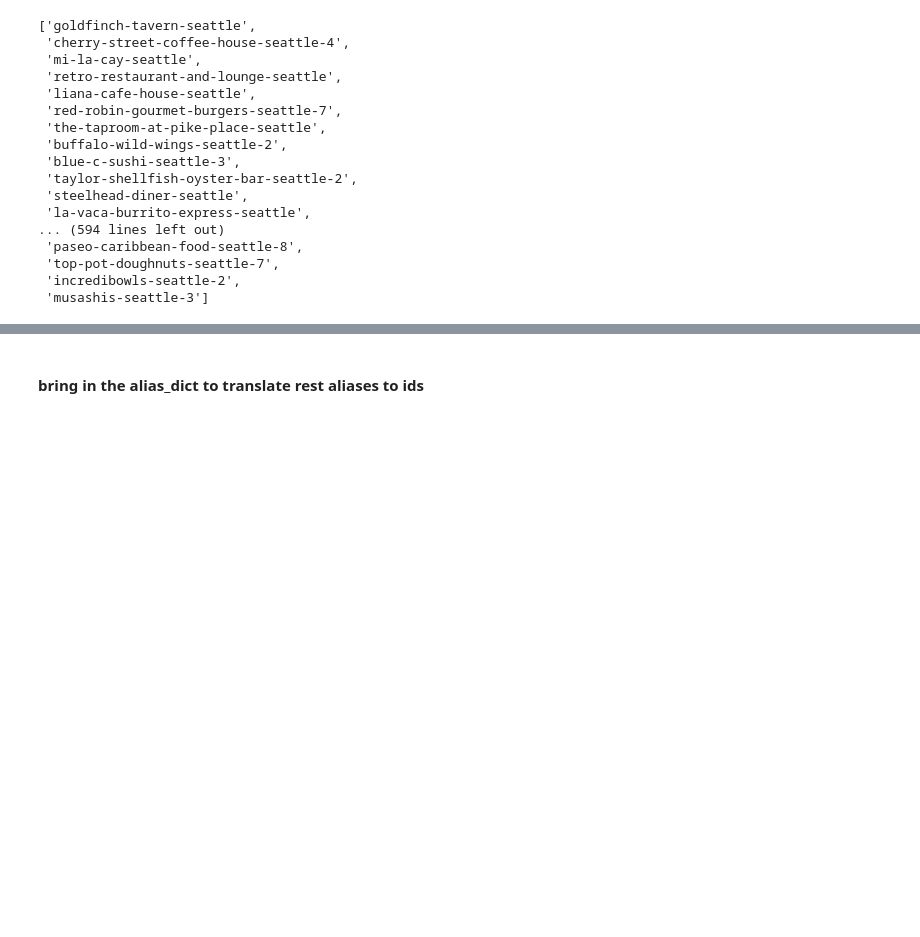
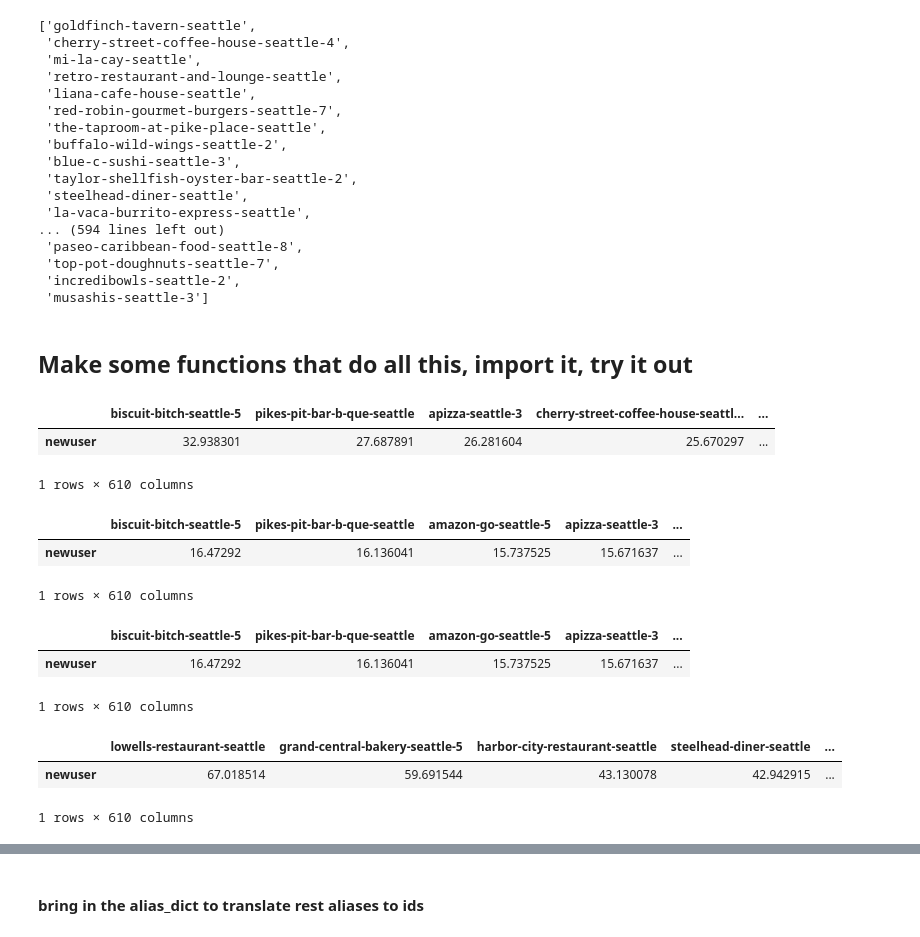
Before and after one commit to Gnishimura/We_Eat, a Jupyter notebook: ALS.ipynb, the cells around one changed output, grey strips where cells are left out. Saved outputs shown, nothing was run; the diff lists cells and outputs as text; code cells hidden in the pictures; blank space fills up the shorter version.

```diff
--- a/ALS.ipynb
+++ b/ALS.ipynb
@@ -419,3 +401,5 @@ list(gabe_sorted_preds.columns)
  'top-pot-doughnuts-seattle-7',
  'incredibowls-seattle-2',
  'musashis-seattle-3']
+# %% [markdown]
+## Make some functions that do all this, import it, try it out
@@ -421,0 +408,12 @@ list(gabe_sorted_preds.columns)
+# %%
+nicole = survey_results[1]
+# %%
+a_recommender = ALSRecommender(uf_df, if_df, inv_alias_dict)
+# %%
+nicole_preds = a_recommender.get_preds_from_survey_results(nicole)
+# %%
+nicole_preds
+# %% [output]
+|  | biscuit-bitch-seattle-5 | pikes-pit-bar-b-que-seattle | apizza-seattle-3 | cherry-street-coffee-house-seattl... | ... |
+| newuser | 32.938301 | 27.687891 | 26.281604 | 25.670297 | ... |
+1 rows × 610 columns
@@ -421,0 +422,13 @@ list(gabe_sorted_preds.columns)
+# %%
+jonny_preds = a_recommender.get_preds_from_survey_results(jonny)
+jonny_preds
+# %% [output]
+|  | biscuit-bitch-seattle-5 | pikes-pit-bar-b-que-seattle | amazon-go-seattle-5 | apizza-seattle-3 | ... |
+| newuser | 16.47292 | 16.136041 | 15.737525 | 15.671637 | ... |
+1 rows × 610 columns
+# %%
+jonny_preds
+# %% [output]
+|  | biscuit-bitch-seattle-5 | pikes-pit-bar-b-que-seattle | amazon-go-seattle-5 | apizza-seattle-3 | ... |
+| newuser | 16.47292 | 16.136041 | 15.737525 | 15.671637 | ... |
+1 rows × 610 columns
@@ -421,0 +437,7 @@ list(gabe_sorted_preds.columns)
+# %%
+alex_preds = a_recommender.get_preds_from_survey_results(alex, inv_alias_dict)
+alex_preds
+# %% [output]
+|  | lowells-restaurant-seattle | grand-central-bakery-seattle-5 | harbor-city-restaurant-seattle | steelhead-diner-seattle | ... |
+| newuser | 67.018514 | 59.691544 | 43.130078 | 42.942915 | ... |
+1 rows × 610 columns
```
Also changed, not shown: parts of 7 cells of this notebook, 15 other files.
